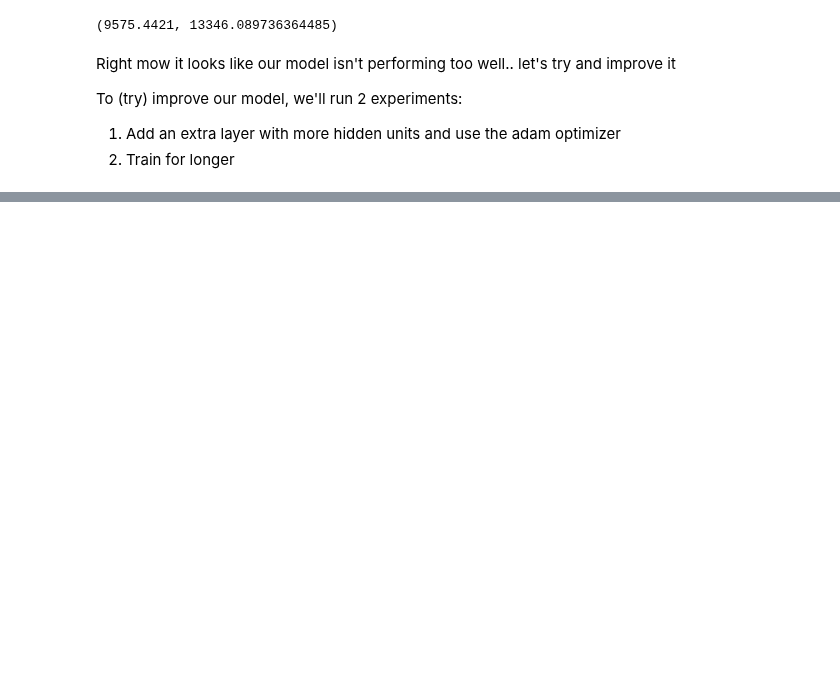
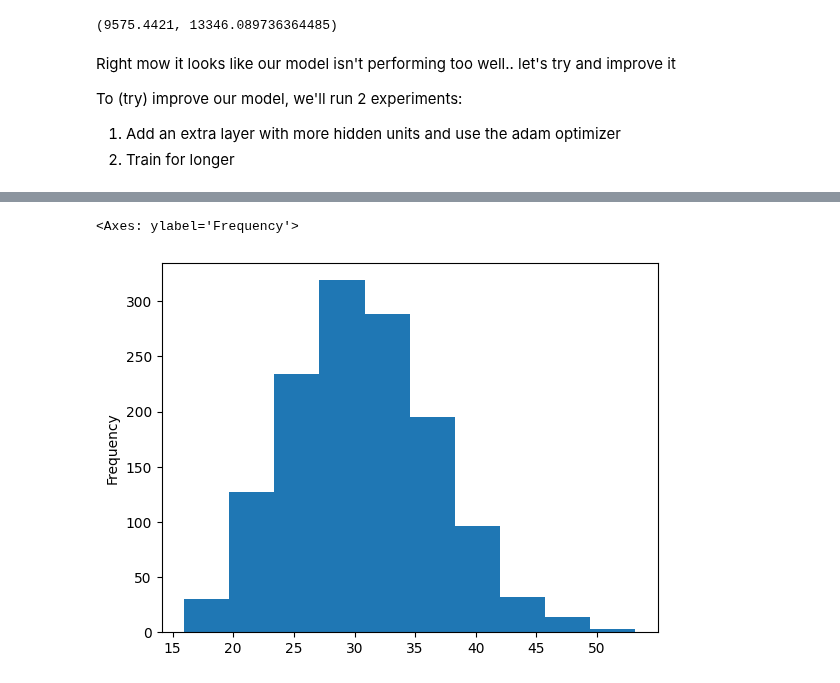
Before and after one commit to Roronoa-17/TF_ZTM, a Jupyter notebook: 01_Neural_Network_Regression_with_TF.ipynb, the cells around one changed output, grey strips where cells are left out. Drawn from its saved outputs; the diff is of its cells as text; code cells hidden in the pictures; blank space fills up the shorter version.

```diff
--- a/01_Neural_Network_Regression_with_TF.ipynb
+++ b/01_Neural_Network_Regression_with_TF.ipynb
@@ -1092,0 +1118,5 @@ Text(0.5, 0, 'epochs')
+# %%
+X["bmi"].plot(kind="hist")
+# %% [output]
+<Axes: ylabel='Frequency'>
+[figure, added]
```
Also changed, not shown: parts of 47 cells of this notebook.
